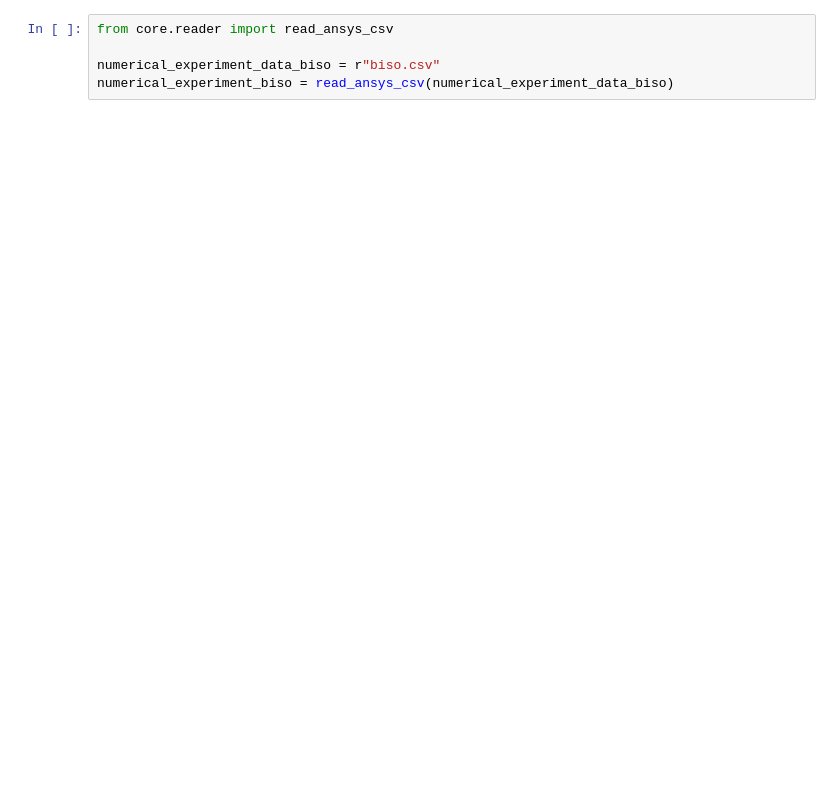
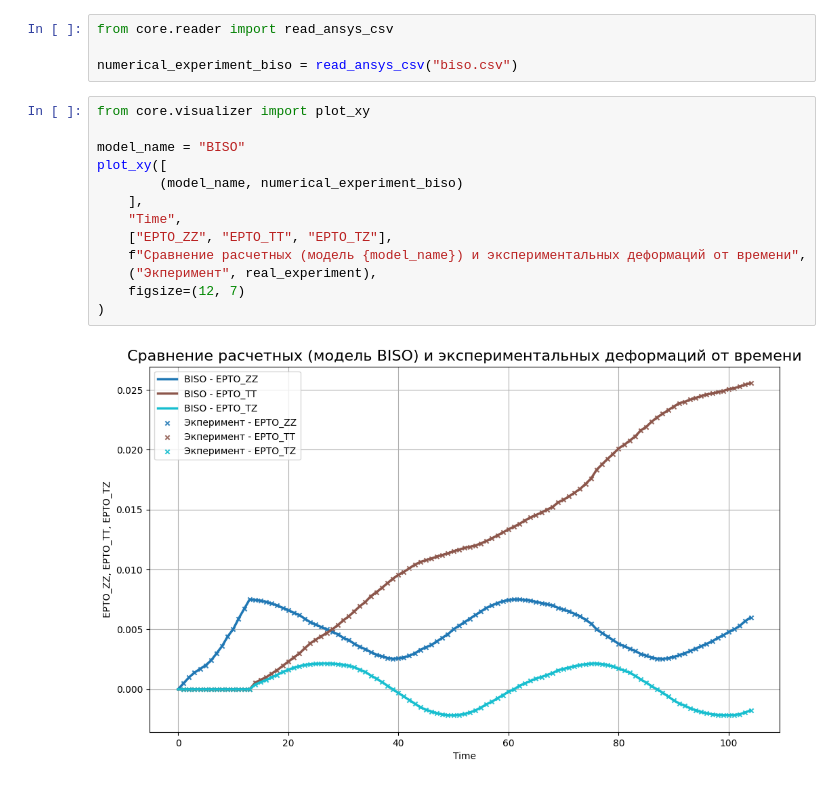
Before and after one commit to ArtemDos/complex_deformations, a Jupyter notebook: P29/experimental_vint/biso.ipynb, the cells around one changed output. Saved outputs shown, nothing was run; the diff lists cells and outputs as text; blank space fills up the shorter version.

```diff
--- a/P29/experimental_vint/biso.ipynb
+++ b/P29/experimental_vint/biso.ipynb
@@ -15,5 +29,19 @@ real_experiment = calculate_von_mises_stress(
 # %%
 from core.reader import read_ansys_csv
 
-numerical_experiment_data_biso = r"biso.csv"
-numerical_experiment_biso = read_ansys_csv(numerical_experiment_data_biso)
+numerical_experiment_biso = read_ansys_csv("biso.csv")
+# %%
+from core.visualizer import plot_xy
+
+model_name = "BISO"
+plot_xy([
+        (model_name, numerical_experiment_biso)
+    ],
+    "Time",
+    ["EPTO_ZZ", "EPTO_TT", "EPTO_TZ"],
+    f"Сравнение расчетных (модель {model_name}) и экспериментальных деформаций от времени",
+    ("Экперимент", real_experiment),
+    figsize=(12, 7)
+)
+# %% [output]
+[figure, added]
```
Also changed, not shown: parts of 16 cells of this notebook.
